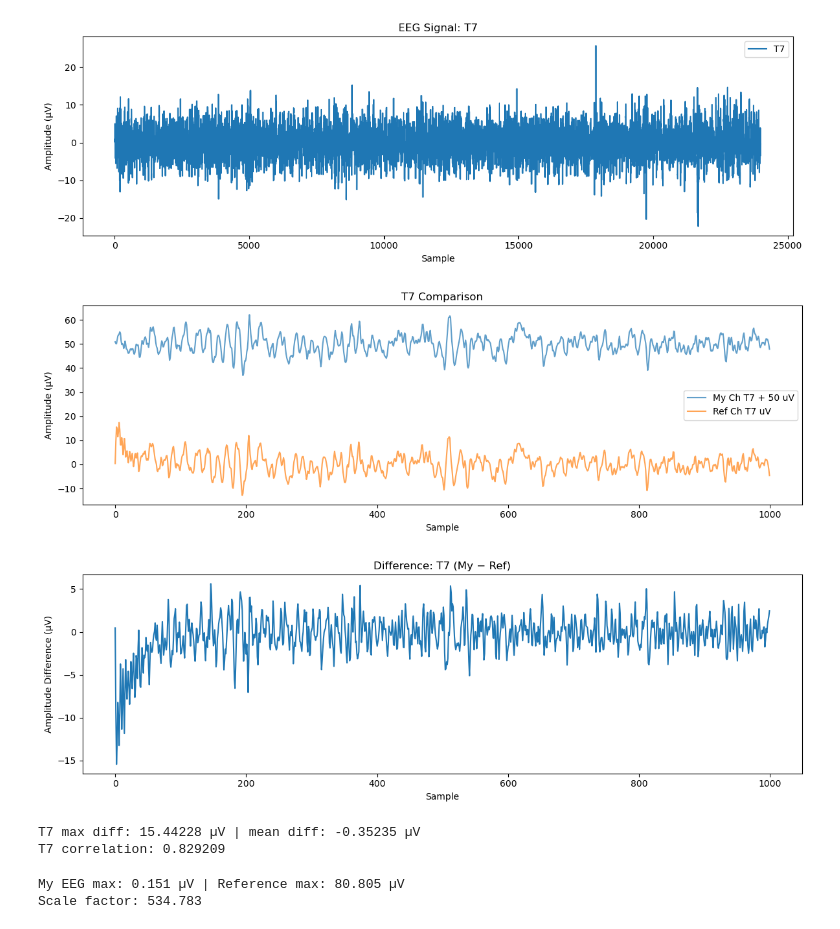
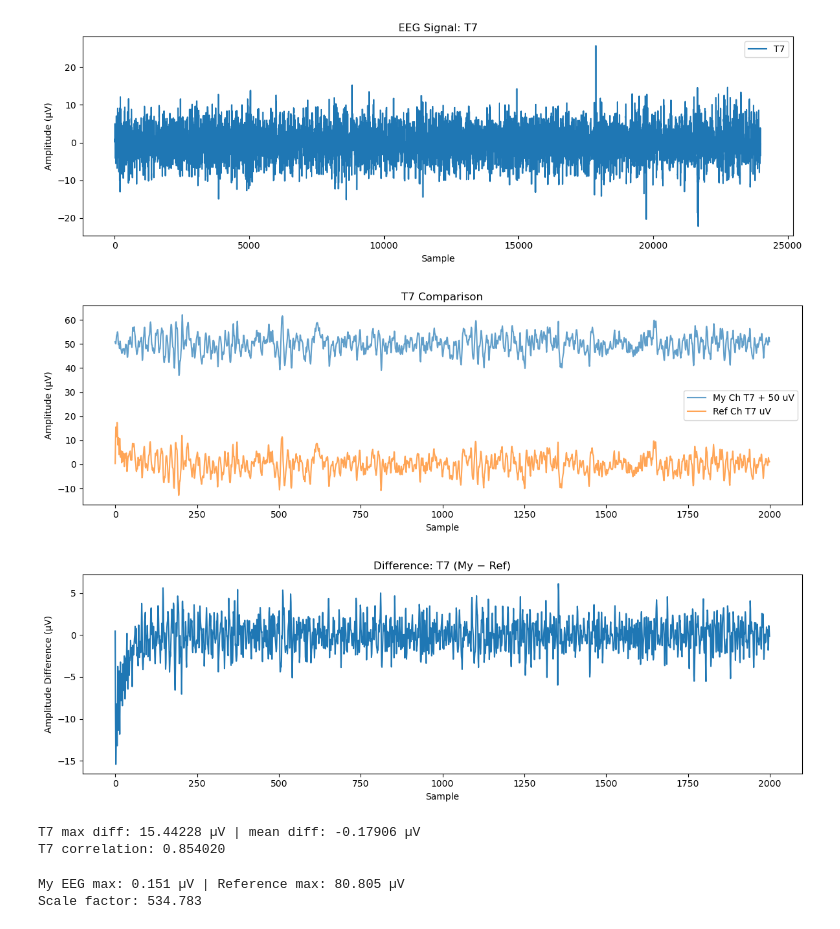
Before and after one commit to cristopher-d-delgado/Analysis-of-EEG-Signal, a Jupyter notebook: eda.ipynb, the cells around one changed output. Saved outputs shown, nothing was run; the diff lists cells and outputs as text; code cells hidden in the pictures.

```diff
--- a/eda.ipynb
+++ b/eda.ipynb
@@ -366,18 +386,18 @@ plot_eeg_signal(eeg_proc, channel=0)
 # %%
 compare_with_reference(
     eeg_proc,
     reference_file=ref_file,
     channel=0,       # T7
-    window=5 * FS,   # 5 seconds
+    window=10 * FS,   # 5 seconds
     show_diff=True,
     show_corr=True,
     offset_gap=50
 )
 # %% [output]
-[figure, old version]
+[figure, new version]
-[figure, old version]
+[figure, new version]
-T7 max diff: 15.44228 µV | mean diff: -0.35235 µV
-T7 correlation: 0.829209
+T7 max diff: 15.44228 µV | mean diff: -0.17906 µV
+T7 correlation: 0.854020
 # %%
 # The amplification is not listed in the README, but we can deduce it by comparing the mean absolute values
 ref = load_filtered_reference(ref_file)
```
Also changed, not shown: parts of 1 cell of this notebook.
